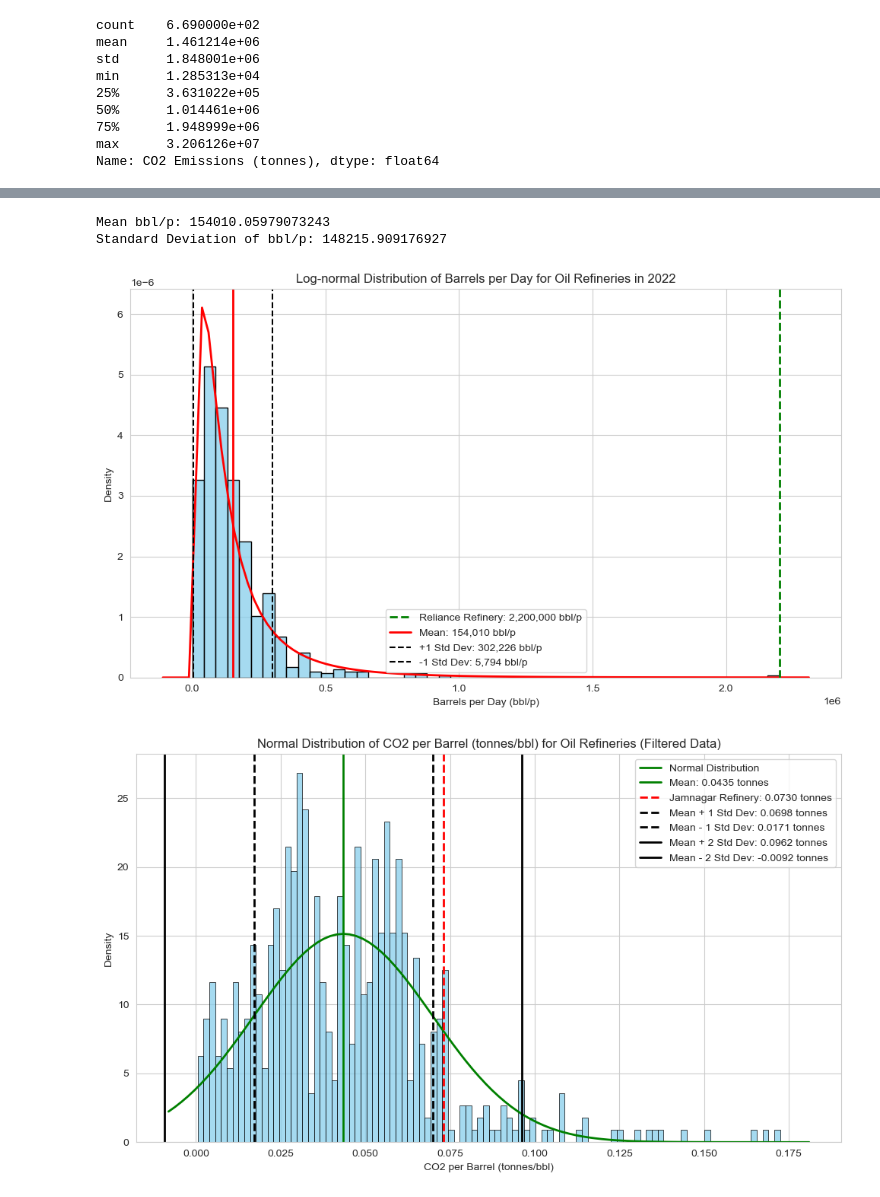
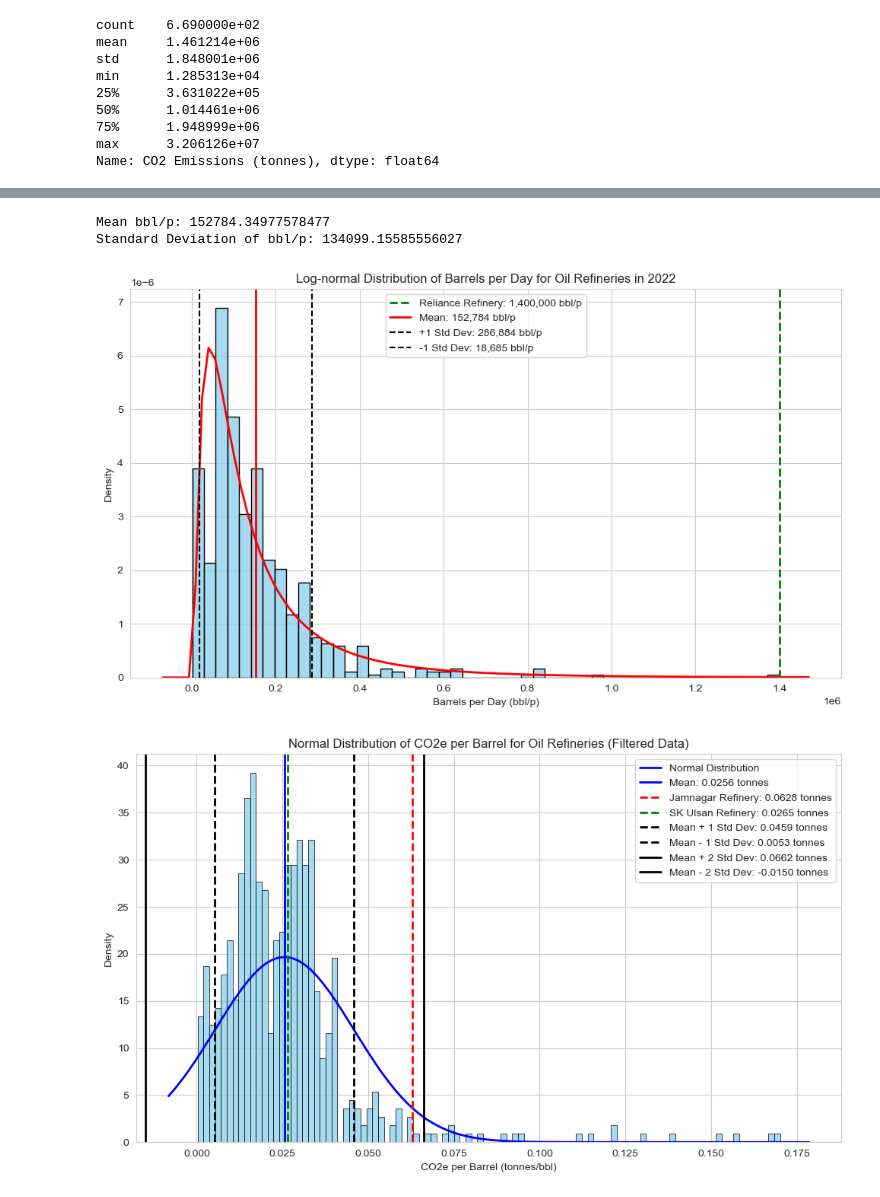
Before and after one commit to Matthew1172/Global-Eco-MT, a Jupyter notebook: main.ipynb, the cells around one changed output, grey strips where cells are left out. Cells and saved outputs as stored; diff of their text form; code cells hidden in the pictures.

Commit message:
added new plots

```diff
--- a/main.ipynb
+++ b/main.ipynb
@@ -279,7 +280,7 @@ faiss_index = faiss.IndexFlatL2(vector_dim)  # Using L2 distance (Euclidean)
 faiss_index.add(refinery_embeddings.astype(np.float32))
 
 # 5. Function to find the nearest refinery using FAISS index
-def get_nearest_refinery(preprocessed_name, original_name):
+def get_nearest_refinery(preprocessed_name):
     # Convert the query refinery name into the same TF-IDF vector space
     query_vector = vectorizer.transform([preprocessed_name]).toarray().astype(np.float32)
 
@@ -305,7 +306,7 @@ def get_nearest_refinery(preprocessed_name, original_name):
 
 # 6. Apply the matching function to the oil_ref_df DataFrame
 def apply_matching(row):
-    capacity, matched_refinery = get_nearest_refinery(row['Preprocessed Name'], row['Name'])
+    capacity, matched_refinery = get_nearest_refinery(row['Preprocessed Name'])
     return pd.Series([capacity, matched_refinery])
 
 # Apply the function to match refineries and get their capacities
@@ -534,24 +535,26 @@ new_rows = [
 new_df = pd.DataFrame(new_rows)
 oil_ref_df = pd.concat([oil_ref_df, new_df], ignore_index=True)
 # %%
-# Convert Barrels per Day (BPD) to Barrels per Year
-oil_ref_df['Barrels per Year'] = oil_ref_df['Barrels per Day'] * 200
+# Calculate CO2 and CH4 emissions per day
+oil_ref_df['CO2_per_day'] = oil_ref_df['CO2 Emissions (tonnes)'] / 365
+oil_ref_df['CH4_per_day'] = oil_ref_df['CH4 Emissions (tonnes)'] / 365
 
-# Calculate CO2 emissions per barrel on an annual basis
-oil_ref_df['CO2_per_bbl_year'] = oil_ref_df['CO2 Emissions (tonnes)'] / oil_ref_df['Barrels per Year']
-oil_ref_df['CO2_per_bbl_year'] = oil_ref_df['CH4 Emissions (tonnes)'] / oil_ref_df['Barrels per Year']
+# Calculate CO2 emissions per barrel on an daily basis
+oil_ref_df['CO2_per_bbl_day'] = oil_ref_df['CO2_per_day'] / oil_ref_df['Barrels per Day']
+oil_ref_df['CH4_per_bbl_day'] = oil_ref_df['CH4_per_day'] / oil_ref_df['Barrels per Day']
 
 # Define the GWP for CH4 (using 34 as a default value for 100-year GWP)
 GWP_CH4 = 34
 
 # Calculate CH4 in CO2e (tonnes)
-oil_ref_df['CH4_in_CO2e'] = oil_ref_df['CH4 Emissions (tonnes)'] * GWP_CH4
+oil_ref_df['CH4_in_CO2e_year'] = oil_ref_df['CH4 Emissions (tonnes)'] * GWP_CH4
 
 # Calculate Total CO2e emissions by adding CO2 emissions and CH4 in CO2e
-oil_ref_df['Total_CO2e'] = oil_ref_df['CO2 Emissions (tonnes)'] + oil_ref_df['CH4_in_CO2e']
+oil_ref_df['Total_CO2e_year'] = oil_ref_df['CO2 Emissions (tonnes)'] + oil_ref_df['CH4_in_CO2e_year']
+oil_ref_df['Total_CO2e_day'] = oil_ref_df['Total_CO2e_year'] / 365
 
-# Calculate pollution per barrel (Total CO2e divided by barrels per year)
-oil_ref_df['Pollution_per_barrel'] = oil_ref_df['Total_CO2e'] / oil_ref_df['Barrels per Year']
+# Calculate pollution per barrel (Total CO2e divided by barrels per day)
+oil_ref_df['Pollution_per_barrel'] = oil_ref_df['Total_CO2e_day'] / oil_ref_df['Barrels per Day']
 oil_ref_df.to_csv('oil_ref_df.csv', index=False)
 oil_ref_df
 # %% [output]
@@ -706,9 +709,9 @@ plt.legend()
 plt.tight_layout()
 plt.show()
 # %% [output]
-Mean bbl/p: 154010.05979073243
-Standard Deviation of bbl/p: 148215.909176927
+Mean bbl/p: 152784.34977578477
+Standard Deviation of bbl/p: 134099.15585556027
-[figure, old version]
+[figure, new version]
 # %%
 # Filter the data to exclude entries where Pollution_per_barrel is higher than 0.2 tonnes
 filtered_df = oil_ref_df[oil_ref_df['Pollution_per_barrel'] <= 0.2]
@@ -719,6 +722,9 @@ std_dev_co2_per_bbl = filtered_df['Pollution_per_barrel'].std()
 
 # Find the Pollution_per_barrel for 'RPL (Reliance Petroleum Limited) Jamnagar Refinery' from the filtered data
 reliance_co2_per_bbl = filtered_df[filtered_df['Name'] == 'RPL (Reliance Petroleum Limited) Jamnagar Refinery']['Pollution_per_barrel'].values[0]
+
+# Find the Pollution_per_barrel for 'SK Corp Ulsan Refinery' from the filtered data
+sk_ulsan_co2_per_bbl = filtered_df[filtered_df['Name'] == 'SK Corp Ulsan Refinery']['Pollution_per_barrel'].values[0]
 
 # Plot the normal distribution with the filtered data
 plt.figure(figsize=(10, 6))
@@ -731,36 +737,39 @@ sns.histplot(filtered_df['Pollution_per_barrel'], bins=100, kde=False, stat='den
 xmin, xmax = plt.xlim()
 x = np.linspace(xmin, xmax, 100)
 p = norm.pdf(x, mean_co2_per_bbl, std_dev_co2_per_bbl)
-plt.plot(x, p, 'g', linewidth=2, label='Normal Distribution')
+plt.plot(x, p, 'b', linewidth=2, label='Normal Distribution')
 
 # Add a vertical line at the mean
-plt.axvline(mean_co2_per_bbl, color='green', linestyle='-', linewidth=2, label=f'Mean: {mean_co2_per_bbl:.4f} tonnes')
+plt.axvline(mean_co2_per_bbl, color='blue', linestyle='-', linewidth=2, label=f'Mean: {mean_co2_per_bbl:.4f} tonnes')
 
 # Add a vertical line for the Reliance Refinery (in tonnes)
 plt.axvline(reliance_co2_per_bbl, color='red', linestyle='--', linewidth=2, label=f'Jamnagar Refinery: {reliance_co2_per_bbl:.4f} tonnes')
+
+# Add a hot pink vertical line for the SK Corp Ulsan Refinery (in tonnes)
+plt.axvline(sk_ulsan_co2_per_bbl, color='green', linestyle='--', linewidth=2, label=f'SK Ulsan Refinery: {sk_ulsan_co2_per_bbl:.4f} tonnes')
 
 # Add a vertical line at mean + 1 standard deviation (upper bound, in tonnes)
 plt.axvline(mean_co2_per_bbl + 1 * std_dev_co2_per_bbl, color='black', linestyle='--', linewidth=2, label=f'Mean + 1 Std Dev: {(mean_co2_per_bbl + 1 * std_dev_co2_per_bbl):.4f} tonnes')
 
 # Add a vertical line at mean - 1 standard deviation (lower bound, in tonnes)
 plt.axvline(mean_co2_per_bbl - 1 * std_dev_co2_per_bbl, color='black', linestyle='--', linewidth=2, label=f'Mean - 1 Std Dev: {(mean_co2_per_bbl - 1 * std_dev_co2_per_bbl):.4f} tonnes')
 
 # Add a vertical line at mean + 2 standard deviations (upper bound, in tonnes)
 plt.axvline(mean_co2_per_bbl + 2 * std_dev_co2_per_bbl, color='black', linestyle='-', linewidth=2, label=f'Mean + 2 Std Dev: {(mean_co2_per_bbl + 2 * std_dev_co2_per_bbl):.4f} tonnes')
 
 # Add a vertical line at mean - 2 standard deviations (lower bound, in tonnes)
 plt.axvline(mean_co2_per_bbl - 2 * std_dev_co2_per_bbl, color='black', linestyle='-', linewidth=2, label=f'Mean - 2 Std Dev: {(mean_co2_per_bbl - 2 * std_dev_co2_per_bbl):.4f} tonnes')
 
 # Add labels and title
-plt.title('Normal Distribution of CO2 per Barrel (tonnes/bbl) for Oil Refineries (Filtered Data)')
-plt.xlabel('CO2 per Barrel (tonnes/bbl)')
+plt.title('Normal Distribution of CO2e per Barrel for Oil Refineries (Filtered Data)')
+plt.xlabel('CO2e per Barrel (tonnes/bbl)')
 plt.ylabel('Density')
 
 # Add a legend
 plt.legend()
 
 # Display the plot
 plt.tight_layout()
 plt.show()
 # %% [output]
-[figure, old version]
+[figure, new version]
```
Also changed, not shown: parts of 6 cells of this notebook.
